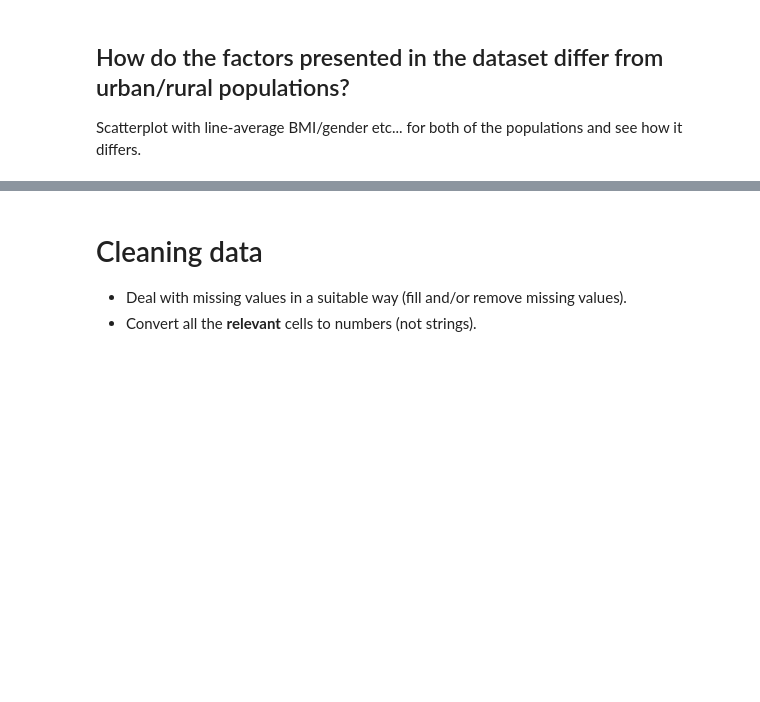
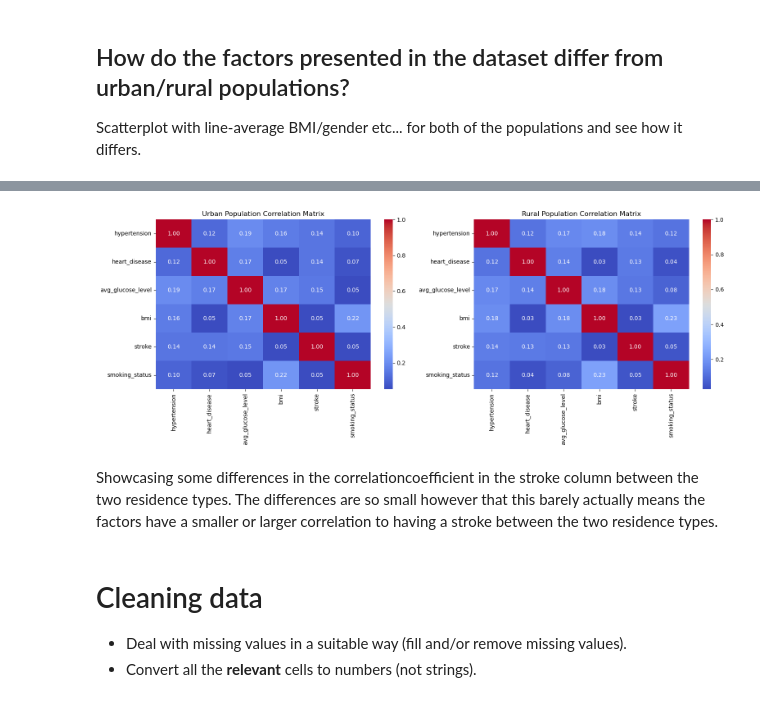
Before and after one commit to MrHEFF/su-mt4007, a Jupyter notebook: HW3/HW3.ipynb, the cells around one changed output, grey strips where cells are left out. Cells and saved outputs as stored; diff of their text form; code cells hidden in the pictures; blank space fills up the shorter version.

```diff
--- a/HW3/HW3.ipynb
+++ b/HW3/HW3.ipynb
@@ -439,3 +455,61 @@ Plot heatmap.
+# %%
+# Clean data and ensure numeric columns
+df3_health_cleaned = df3.dropna(subset=[
+    "hypertension",
+    "heart_disease",
+    "avg_glucose_level",
+    "bmi",
+    "smoking_status",
+    "stroke",
+    "Residence_type"
+])
+
+# Convert binary categorical columns to numeric using `.loc[]`
+df3_health_cleaned.loc[:, "hypertension"] = df3_health_cleaned["hypertension"].astype(int)
+df3_health_cleaned.loc[:, "heart_disease"] = df3_health_cleaned["heart_disease"].astype(int)
+df3_health_cleaned.loc[:, "stroke"] = df3_health_cleaned["stroke"].astype(int)
+df3_health_cleaned.loc[:, "smoking_status"] = df3_health_cleaned["smoking_status"].astype("category").cat.codes
+
+# Separate Urban and Rural populations
+urban_data = df3_health_cleaned[df3_health_cleaned["Residence_type"] == "Urban"]
+rural_data = df3_health_cleaned[df3_health_cleaned["Residence_type"] == "Rural"]
+
+# Calculate correlation matrices, dropping non-numeric columns
+numeric_columns = ["hypertension", "heart_disease", "avg_glucose_level", "bmi", "stroke", "smoking_status"]
+
+urban_corr = urban_data[numeric_columns].corr()
+rural_corr = rural_data[numeric_columns].corr()
+
+# Create heatmaps for Urban and Rural correlations
+fig, axes = plt.subplots(1, 2, figsize=(16, 6))
+
+# Urban correlation heatmap
+sns.heatmap(
+    urban_corr,
+    annot=True,
+    fmt=".2f",
+    cmap="coolwarm",
+    ax=axes[0]
+)
+axes[0].set_title("Urban Population Correlation Matrix")
+
+# Rural correlation heatmap
+sns.heatmap(
+    rural_corr,
+    annot=True,
+    fmt=".2f",
+    cmap="coolwarm",
+    ax=axes[1]
+)
+axes[1].set_title("Rural Population Correlation Matrix")
+
+# Adjust layout
+plt.tight_layout()
+plt.show()
+# %% [output]
+[figure, added]
+# %% [markdown]
+Showcasing some differences in the correlationcoefficient in the stroke column between the two residence types. The differences are so small however that this barely actually means the factors have a smaller or larger correlation to having a stroke between the two residence types.
 # %% [markdown]
 # Cleaning data
 - Deal with missing values in a suitable way (fill and/or remove missing values).
```
Also changed, not shown: parts of 7 cells of this notebook.
